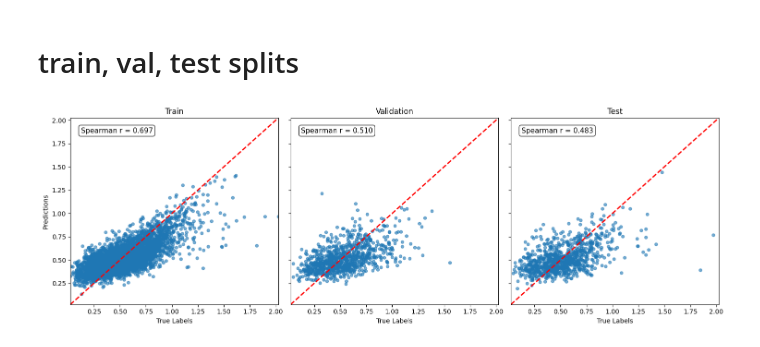
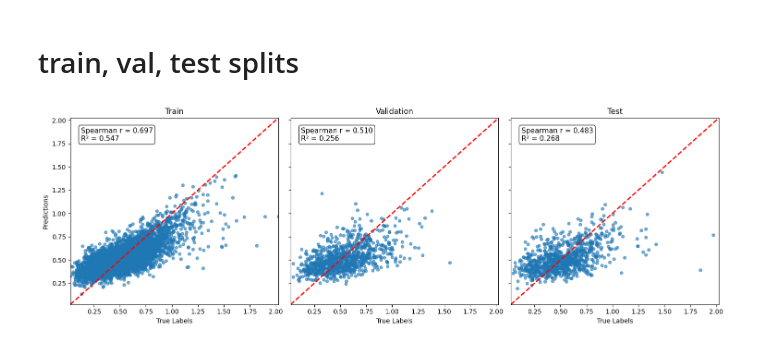
Before and after one commit to ManchesterBioinference/mRNA_LLM, a Jupyter notebook: notebooks/explorativeJupyterNotebooks/createFigures.ipynb, the cells around one changed output. Saved outputs shown, nothing was run; the diff lists cells and outputs as text; code cells hidden in the pictures.

```diff
--- a/notebooks/explorativeJupyterNotebooks/createFigures.ipynb
+++ b/notebooks/explorativeJupyterNotebooks/createFigures.ipynb
@@ -1886,6 +1903,7 @@ print(corAltTE)
 import numpy as np
 import pandas as pd
 import matplotlib.pyplot as plt
+from sklearn.metrics import r2_score
 
 train = pd.read_csv('/mnt/mr01-home01/m65338lb/projects/mRNA_LLM-worktrees/translationEfficiency/output/predict/train_predictions_vs_true_labels.csv')
 val = pd.read_csv('/mnt/mr01-home01/m65338lb/projects/mRNA_LLM-worktrees/translationEfficiency/output/predict/dev_predictions_vs_true_labels.csv')
@@ -1895,6 +1913,11 @@ test = pd.read_csv('/mnt/mr01-home01/m65338lb/projects/mRNA_LLM-worktrees/transl
 rho_train = train['True Labels'].corr(train['Predictions'], method='spearman')
 rho_val = val['True Labels'].corr(val['Predictions'], method='spearman')
 rho_test = test['True Labels'].corr(test['Predictions'], method='spearman')
+
+# R² scores
+r2_train = r2_score(train['True Labels'], train['Predictions'])
+r2_val = r2_score(val['True Labels'], val['Predictions'])
+r2_test = r2_score(test['True Labels'], test['Predictions'])
 
 # Combine all data to set consistent axis limits
 all_true = pd.concat([train['True Labels'], val['True Labels'], test['True Labels']])
@@ -1911,34 +1934,34 @@ axes[0].scatter(train['True Labels'], train['Predictions'], alpha=0.6, s=20)
 axes[0].plot([x_min, x_max], [x_min, x_max], 'r--', lw=2)
 axes[0].set_xlabel('True Labels')
 axes[0].set_ylabel('Predictions')
 axes[0].set_title('Train')
 axes[0].set_xlim(x_min, x_max)
 axes[0].set_ylim(y_min, y_max)
-axes[0].text(0.05, 0.95, f"Spearman r = {rho_train:.3f}", transform=axes[0].transAxes,
+axes[0].text(0.05, 0.95, f"Spearman r = {rho_train:.3f}\nR² = {r2_train:.3f}", transform=axes[0].transAxes,
              va='top', ha='left', fontsize=11, bbox=dict(boxstyle='round', facecolor='white', alpha=0.8))
 
 # Plot val
 axes[1].scatter(val['True Labels'], val['Predictions'], alpha=0.6, s=20)
 axes[1].plot([x_min, x_max], [x_min, x_max], 'r--', lw=2)
 axes[1].set_xlabel('True Labels')
 axes[1].set_title('Validation')
 axes[1].set_xlim(x_min, x_max)
 axes[1].set_ylim(y_min, y_max)
-axes[1].text(0.05, 0.95, f"Spearman r = {rho_val:.3f}", transform=axes[1].transAxes,
+axes[1].text(0.05, 0.95, f"Spearman r = {rho_val:.3f}\nR² = {r2_val:.3f}", transform=axes[1].transAxes,
              va='top', ha='left', fontsize=11, bbox=dict(boxstyle='round', facecolor='white', alpha=0.8))
 
 # Plot test
 axes[2].scatter(test['True Labels'], test['Predictions'], alpha=0.6, s=20)
 axes[2].plot([x_min, x_max], [x_min, x_max], 'r--', lw=2)
 axes[2].set_xlabel('True Labels')
 axes[2].set_title('Test')
 axes[2].set_xlim(x_min, x_max)
 axes[2].set_ylim(y_min, y_max)
-axes[2].text(0.05, 0.95, f"Spearman r = {rho_test:.3f}", transform=axes[2].transAxes,
+axes[2].text(0.05, 0.95, f"Spearman r = {rho_test:.3f}\nR² = {r2_test:.3f}", transform=axes[2].transAxes,
              va='top', ha='left', fontsize=11, bbox=dict(boxstyle='round', facecolor='white', alpha=0.8))
 
 plt.tight_layout()
 plt.savefig('figures/predictions_vs_true_labels_scatter_plots.svg', bbox_inches='tight')
 plt.show()
 # %% [output]
-[figure, old version]
+[figure, new version]
```
Also changed, not shown: parts of 4 cells of this notebook, 2 other files.
